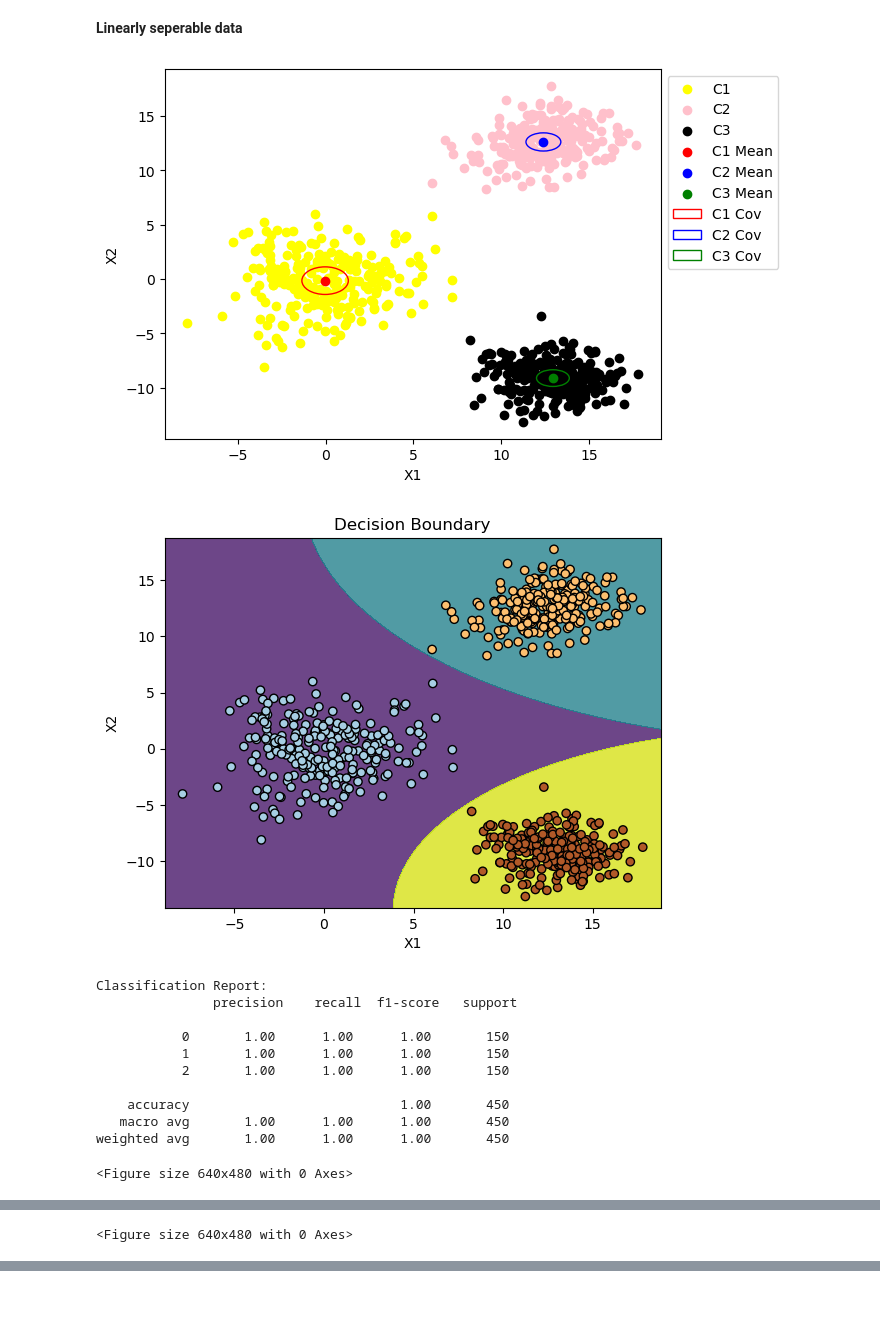
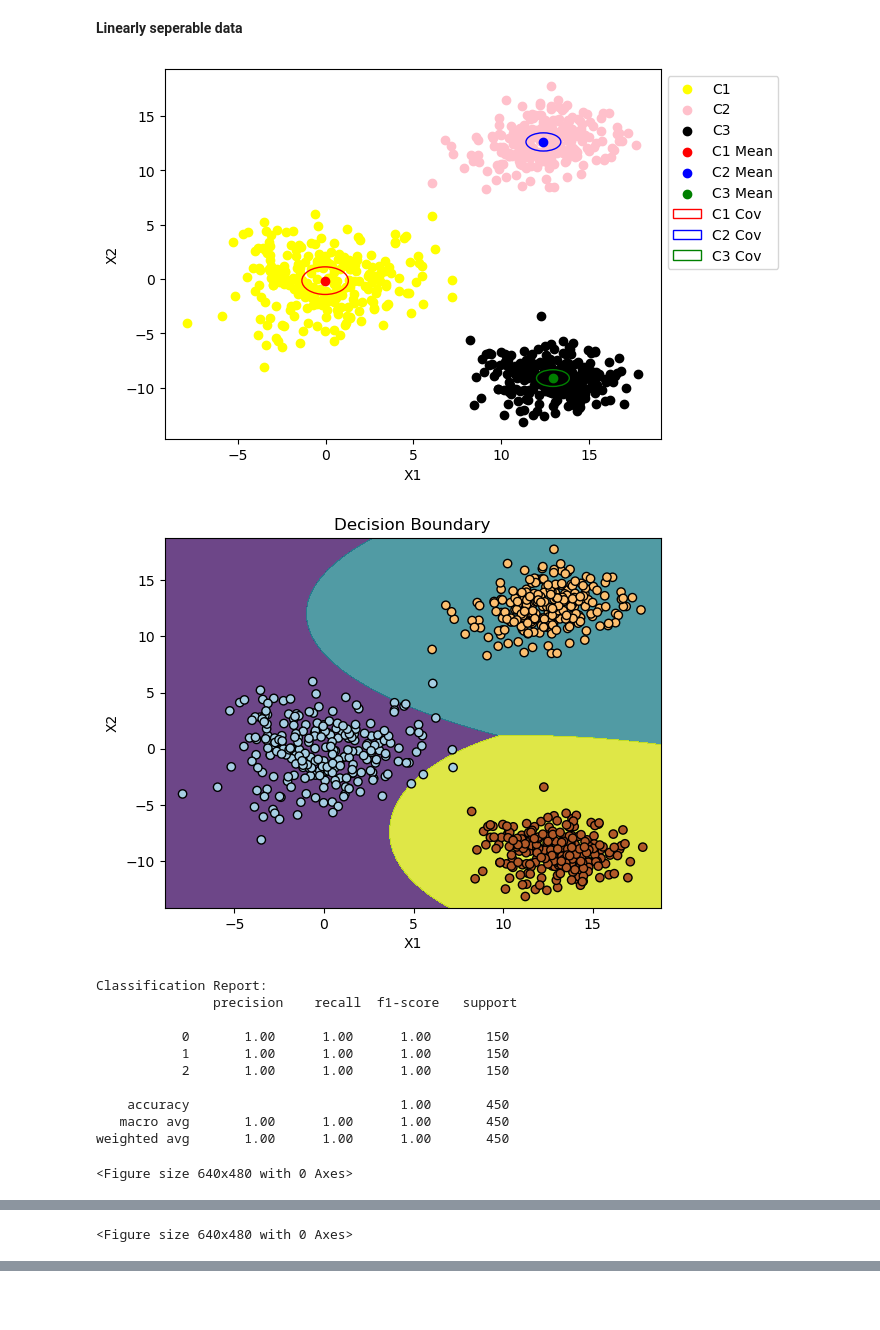
Before and after one commit to MrGladiator14/someMLclassifiers, a Jupyter notebook: Bayes classifier-Unimodal Gaussian density c.ipynb, the cells around one changed output, grey strips where cells are left out. Cells and saved outputs as stored; diff of their text form; code cells hidden in the pictures.

```diff
--- a/Bayes classifier-Unimodal Gaussian density c.ipynb
+++ b/Bayes classifier-Unimodal Gaussian density c.ipynb
@@ -7,7 +55,6 @@ import numpy as np
 import pandas as pd
 import matplotlib.pyplot as plt
 from matplotlib.patches import Ellipse
-from sklearn.naive_bayes import GaussianNB
 from sklearn.metrics import confusion_matrix, classification_report
 
 # Read and label training data
@@ -88,9 +135,12 @@ X_train, y_train = train_data[['X1', 'X2']], train_data['Class']
 X_val, y_val = val_data[['X1', 'X2']], val_data['Class']
 X_test, y_test = test_data[['X1', 'X2']], test_data['Class']
 
-# Create and train the Gaussian Naive Bayes classifier
-gnb = GaussianNB()
-gnb.fit(X_train, y_train)
+# Create and train the custom Gaussian Naive Bayes classifier
+custom_gnb = CustomMultivariateGaussianNB(class_means=[c1_mean, c2_mean, c3_mean],
+                                          class_covs=[c1_cov, c2_cov, c3_cov])
+
+# Fit the custom classifier
+custom_gnb.fit(X_train.values, y_train.values)
 
 # Define a mesh grid for visualization
 x_min, x_max = X_train['X1'].min() - 1, X_train['X1'].max() + 1
@@ -109,36 +159,36 @@ plt.scatter(X_train['X1'], X_train['X2'], c=y_train, edgecolors='k', cmap=plt.cm
 
 # Set labels and title
 plt.xlabel('X1')
 plt.ylabel('X2')
 plt.title('Decision Boundary')
 
 # Show the plot
 plt.show()
 plt.savefig('BC_c_LinearlySepTest.png')
 
 
 # Predict class labels for validation and test data
-val_results = gnb.predict(X_val)
-test_results = gnb.predict(X_test)
+val_results = custom_gnb.predict(X_val)
+test_results = custom_gnb.predict(X_test)
 
 # Calculate and plot the confusion matrix for the test data
 conf_matrix = confusion_matrix(y_val, val_results)
 import seaborn as sn
 
 plt.figure(figsize=(5, 4))
 sn.heatmap(conf_matrix / np.sum(conf_matrix), annot=True, fmt='.2%')
 plt.xlabel('Predicted')
 plt.ylabel('Truth')
 
 # Print classification report, including F1-score and recall
 print("Classification Report:\n", classification_report(y_val, val_results))
 
 # Show the plot
 plt.show()
 plt.savefig('BC_c_LinearlySepConf.png')
 # %% [output]
 [figure]
-[figure, old version]
+[figure, new version]
 Classification Report:
                precision    recall  f1-score   support
 
```
Also changed, not shown: parts of 6 cells of this notebook, 14 other files.
